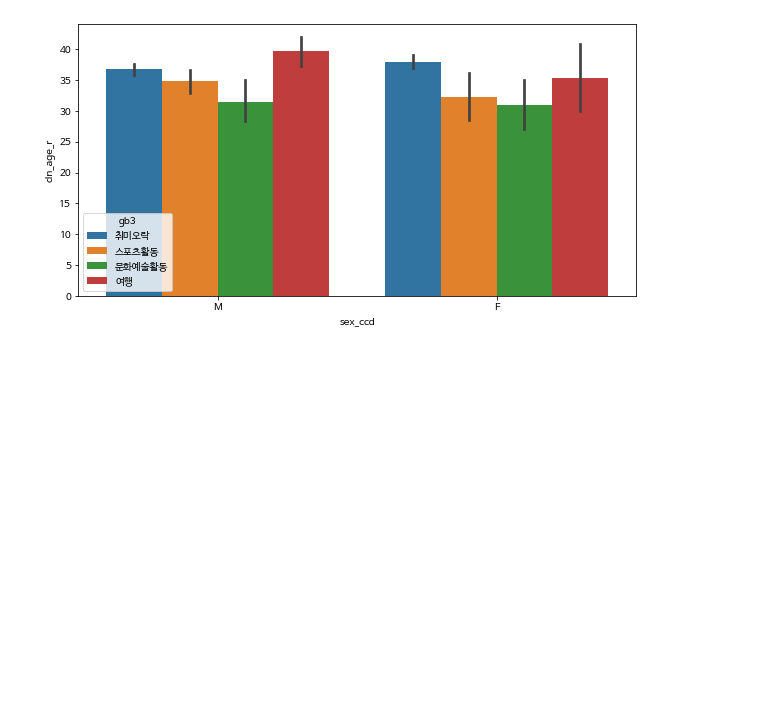
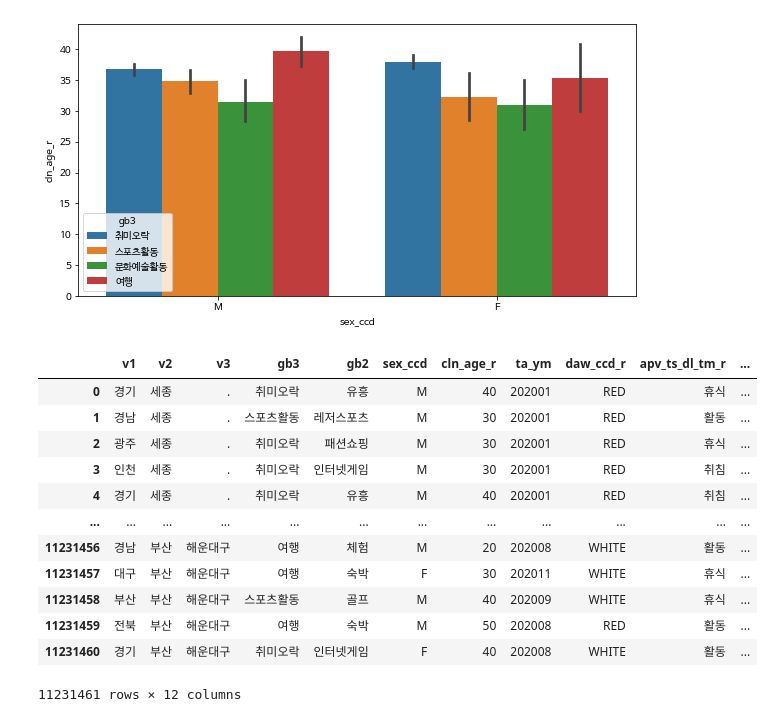
Before and after one commit to mini-song/tour_competition, a Jupyter notebook: card_2020_관광.ipynb, the cells around one changed output. Drawn from its saved outputs; the diff is of its cells as text; code cells hidden in the pictures; blank space fills up the shorter version.

```diff
--- a/card_2020_관광.ipynb
+++ b/card_2020_관광.ipynb
@@ -117,3 +117,23 @@ sns.barplot(data=d,
 # %% [output]
 <matplotlib.axes._subplots.AxesSubplot at 0x...>
 [figure]
+# %%
+import pandas as pd
+
+df = pd.read_csv("2020년카드.csv")
+# %%
+df
+# %% [output]
+|  | v1 | v2 | v3 | gb3 | gb2 | sex_ccd | cln_age_r | ta_ym | daw_ccd_r | apv_ts_dl_tm_r | ... |
+| 0 | 경기 | 세종 | . | 취미오락 | 유흥 | M | 40 | 202001 | RED | 휴식 | ... |
+| 1 | 경남 | 세종 | . | 스포츠활동 | 레저스포츠 | M | 30 | 202001 | RED | 활동 | ... |
+| 2 | 광주 | 세종 | . | 취미오락 | 패션쇼핑 | M | 30 | 202001 | RED | 휴식 | ... |
+| 3 | 인천 | 세종 | . | 취미오락 | 인터넷게임 | M | 30 | 202001 | RED | 취침 | ... |
+| 4 | 경기 | 세종 | . | 취미오락 | 유흥 | M | 40 | 202001 | RED | 취침 | ... |
+| ... | ... | ... | ... | ... | ... | ... | ... | ... | ... | ... | ... |
+| 11231456 | 경남 | 부산 | 해운대구 | 여행 | 체험 | M | 20 | 202008 | WHITE | 활동 | ... |
+| 11231457 | 대구 | 부산 | 해운대구 | 여행 | 숙박 | F | 30 | 202011 | WHITE | 휴식 | ... |
+| 11231458 | 부산 | 부산 | 해운대구 | 스포츠활동 | 골프 | M | 40 | 202009 | WHITE | 휴식 | ... |
+| 11231459 | 전북 | 부산 | 해운대구 | 여행 | 숙박 | M | 50 | 202008 | RED | 활동 | ... |
+| 11231460 | 경기 | 부산 | 해운대구 | 취미오락 | 인터넷게임 | F | 40 | 202008 | WHITE | 활동 | ... |
+11231461 rows × 12 columns
```
Also changed, not shown: parts of 4 cells of this notebook, 3 other files.
